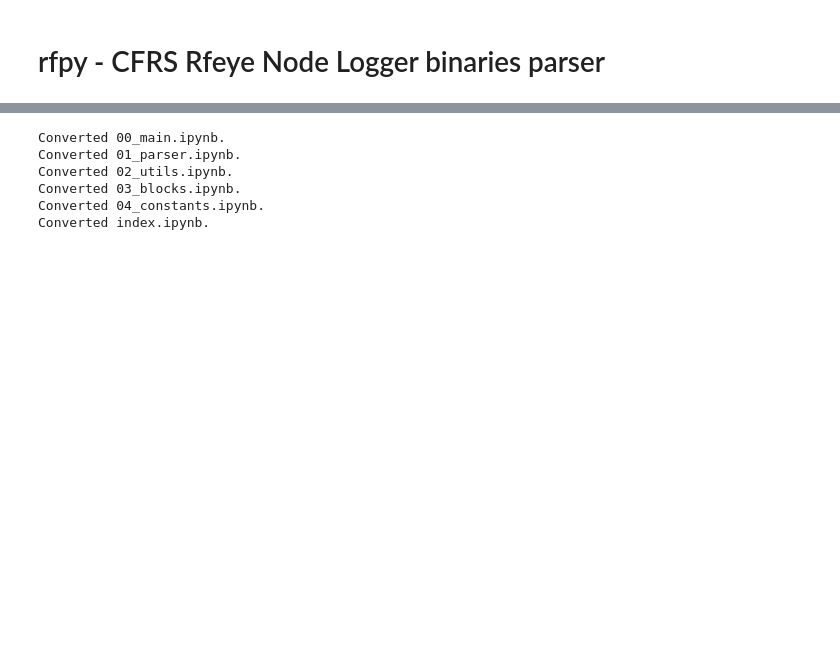
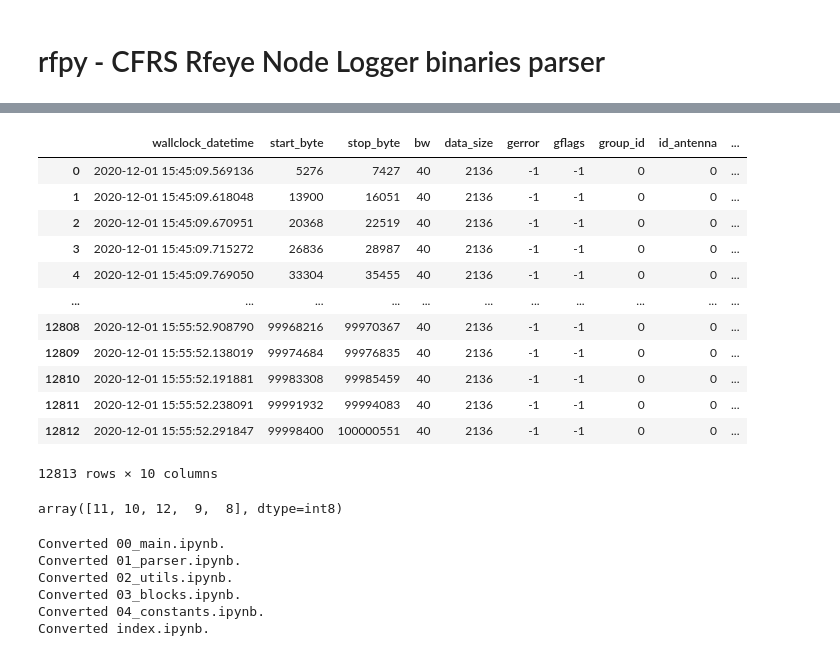
Before and after one commit to ronaldokun/rfpye, a Jupyter notebook: nbs/00_main.ipynb, the cells around one changed output, grey strips where cells are left out. Saved outputs shown, nothing was run; the diff lists cells and outputs as text; code cells hidden in the pictures; blank space fills up the shorter version.

```diff
--- a/nbs/00_main.ipynb
+++ b/nbs/00_main.ipynb
@@ -119,3 +195,25 @@ def process_bin(entrada: Param("Diretório contendo arquivos .bin", str),
+# %%
+df2 = pd.read_feather(r'C:\Users\rsilva\Downloads\saida\meta\201201_T154509_MultiplesThreadID-B_63_TId_60.fth')
+# %%
+df2.iloc[:, :10]
+# %% [output]
+|  | wallclock_datetime | start_byte | stop_byte | bw | data_size | gerror | gflags | group_id | id_antenna | ... |
+| 0 | 2020-12-01 15:45:09.569136 | 5276 | 7427 | 40 | 2136 | -1 | -1 | 0 | 0 | ... |
+| 1 | 2020-12-01 15:45:09.618048 | 13900 | 16051 | 40 | 2136 | -1 | -1 | 0 | 0 | ... |
+| 2 | 2020-12-01 15:45:09.670951 | 20368 | 22519 | 40 | 2136 | -1 | -1 | 0 | 0 | ... |
+| 3 | 2020-12-01 15:45:09.715272 | 26836 | 28987 | 40 | 2136 | -1 | -1 | 0 | 0 | ... |
+| 4 | 2020-12-01 15:45:09.769050 | 33304 | 35455 | 40 | 2136 | -1 | -1 | 0 | 0 | ... |
+| ... | ... | ... | ... | ... | ... | ... | ... | ... | ... | ... |
+| 12808 | 2020-12-01 15:55:52.908790 | 99968216 | 99970367 | 40 | 2136 | -1 | -1 | 0 | 0 | ... |
+| 12809 | 2020-12-01 15:55:52.138019 | 99974684 | 99976835 | 40 | 2136 | -1 | -1 | 0 | 0 | ... |
+| 12810 | 2020-12-01 15:55:52.191881 | 99983308 | 99985459 | 40 | 2136 | -1 | -1 | 0 | 0 | ... |
+| 12811 | 2020-12-01 15:55:52.238091 | 99991932 | 99994083 | 40 | 2136 | -1 | -1 | 0 | 0 | ... |
+| 12812 | 2020-12-01 15:55:52.291847 | 99998400 | 100000551 | 40 | 2136 | -1 | -1 | 0 | 0 | ... |
+12813 rows × 10 columns
+# %%
+df.num_sattelites.unique()
+# %% [output]
+array([11, 10, 12,  9,  8], dtype=int8)
 # %%
 # entrada = Path(r'C:\Users\rsilva\Downloads\entrada\pmec')
 # saida = Path(r'C:\Users\rsilva\Downloads\saida')
```
Also changed, not shown: parts of 6 cells of this notebook, 14 other files.
